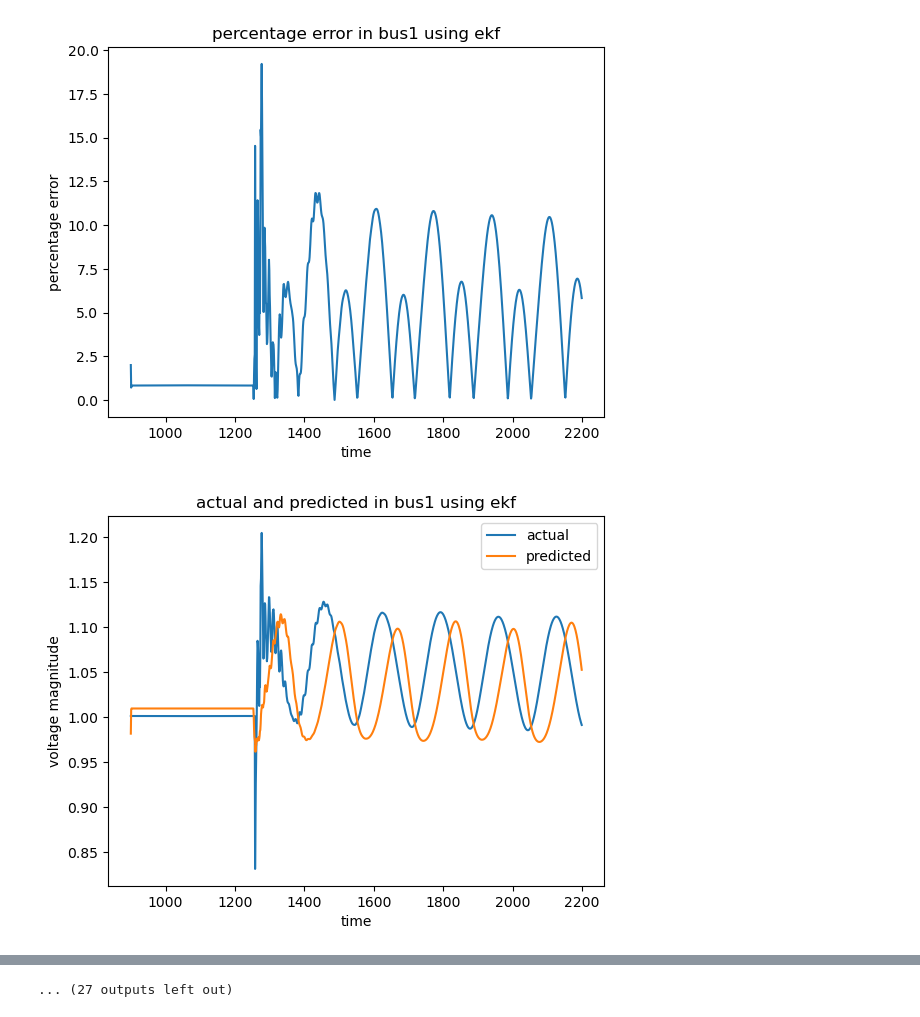
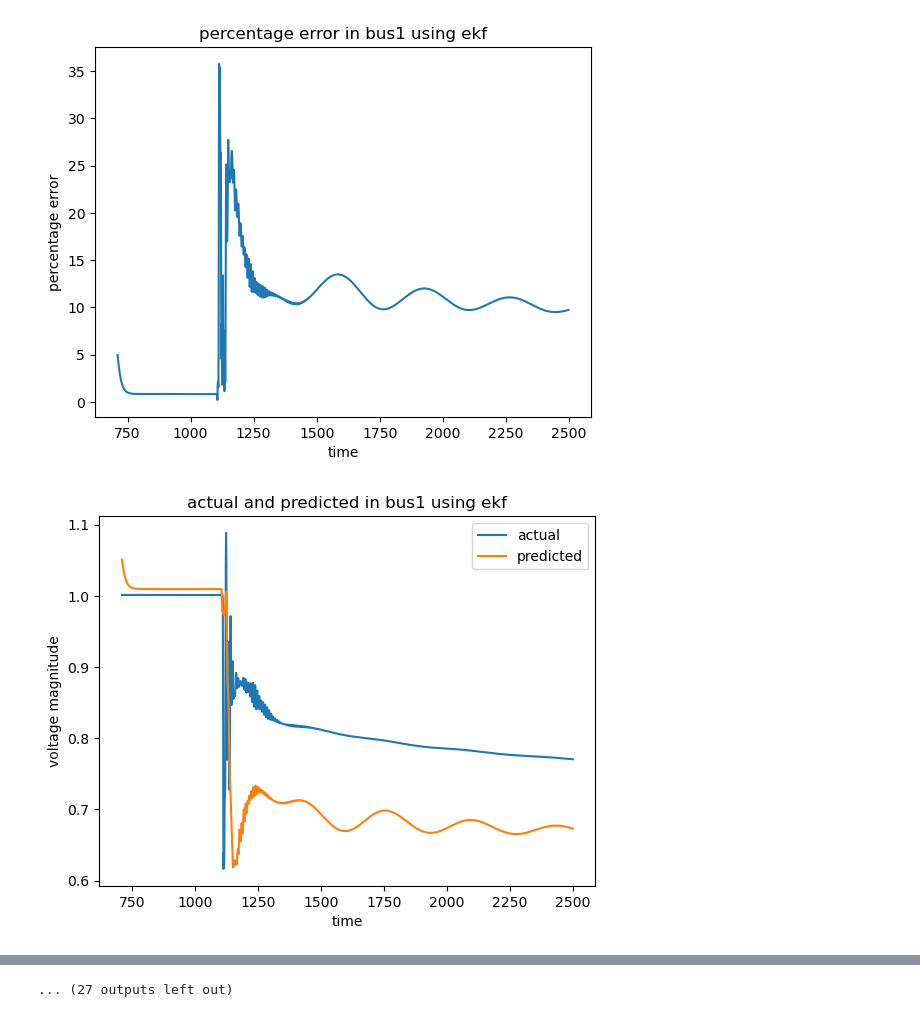
Before and after one commit to ayush-thakur/DSE_IEEE_14_bus, a Jupyter notebook: DSE_EKF_2.ipynb, the cells around one changed output, grey strips where cells are left out. Saved outputs shown, nothing was run; the diff lists cells and outputs as text; code cells hidden in the pictures.

```diff
--- a/DSE_EKF_2.ipynb
+++ b/DSE_EKF_2.ipynb
@@ -378,7 +378,7 @@ def Hx(x):
 
     return h
 # %%
-Pi= pd.read_csv("data/PQ_fault_modified3.csv")
+Pi= pd.read_csv("data/PQ_fault_modified1.csv")
 nbus=14;
 Pi= Pi.to_numpy();
 
@@ -397,14 +397,14 @@ ekf = ExtendedKalmanFilter(dim_x=27, dim_z=41)
 initial_state = np.zeros((27, 1))  # Initial state vector
 for i in range(13,27):
     initial_state[i]=1
-initial_covariance = np.eye(27)*1 # Initial covariance matrix
+initial_covariance = np.eye(27)*1e-8 # Initial covariance matrix
 
 ekf.x = initial_state
 ekf.P = initial_covariance # Initial covariance matrix
 
-ekf.Q =np.eye(27)*0.01# Process noise covariance matrix
-ekf.R = np.eye(41)*1e-5 # Measurement noise covariance matrix
-# ekf.R= np.diagflat(zdata[:,5])
+ekf.Q =np.eye(27)*1e-8# Process noise covariance matrix
+ekf.R = np.eye(41)*1e-7 # Measurement noise covariance matrix
+# ekf.R= np.diagflat(zdata[:,5])*1e-1
 def f(x, dt):
     F = np.identity(27)*0.75
     return F @ x
@@ -412,7 +412,7 @@ def f(x, dt):
 x_g=[]
 y_g=[]
 y_error=[]
-df=pd.read_csv("data/Vrms_fault3.csv")
+df=pd.read_csv("data/Vrms_fault1.csv")
 y_actual=[]
 y_per_error=[]
 c1=0
@@ -421,7 +421,7 @@ for i2 in range(14):
     y_error.append([])
     y_actual.append([])
     y_per_error.append([])
-for i in range (900,1300):
+for i in range (700,2500):
     # print(i)
     zdata = zdatas(i)
     z = zdata[:,2]
@@ -456,7 +456,7 @@ for i in range (900,1300):
 
     # plot.figure()
 
-    if(i>=10):
+    if(i>=710):
         for i1 in range(0,14):
             if(i1==6):
                 continue
@@ -465,7 +465,7 @@ for i in range (900,1300):
             y_error[i1].append((df[f'Subsystem #1|CTLs|Vars|Vrms_{i1+1}'][i]/11)-y_g[i1][c1])
             y_actual[i1].append(df[f'Subsystem #1|CTLs|Vars|Vrms_{i1+1}'][i]/11)
             abs_val=abs((df[f'Subsystem #1|CTLs|Vars|Vrms_{i1+1}'][i]/11)-y_g[i1][c1])
-            y_per_error[i1].append((abs_val/y_g[i1][c1])*100)
+            y_per_error[i1].append((abs_val)*100)
 
         x_g.append(i)
 
@@ -512,7 +512,7 @@ for i2 in range(14):
     plot.plot(x_g,y_actual[i2],label=f"actual")
     plot.plot(x_g,y_g[i2],label=f"predicted")
     ax=plot.gca()
-    # ax.set_ylim(0.93,1.07)
+    # ax.set_ylim(0.50,1.50)
     plot.title(f'actual and predicted in bus{i2+1} using ekf')
     plot.xlabel('time')
     plot.ylabel('voltage magnitude')
@@ -534,2 +534,2 @@ for i2 in range(14):
-[figure, old version]
+[figure, new version]
-[figure, old version]
+[figure, new version]
```
Also changed, not shown: parts of 1 cell of this notebook, 1 other file.
